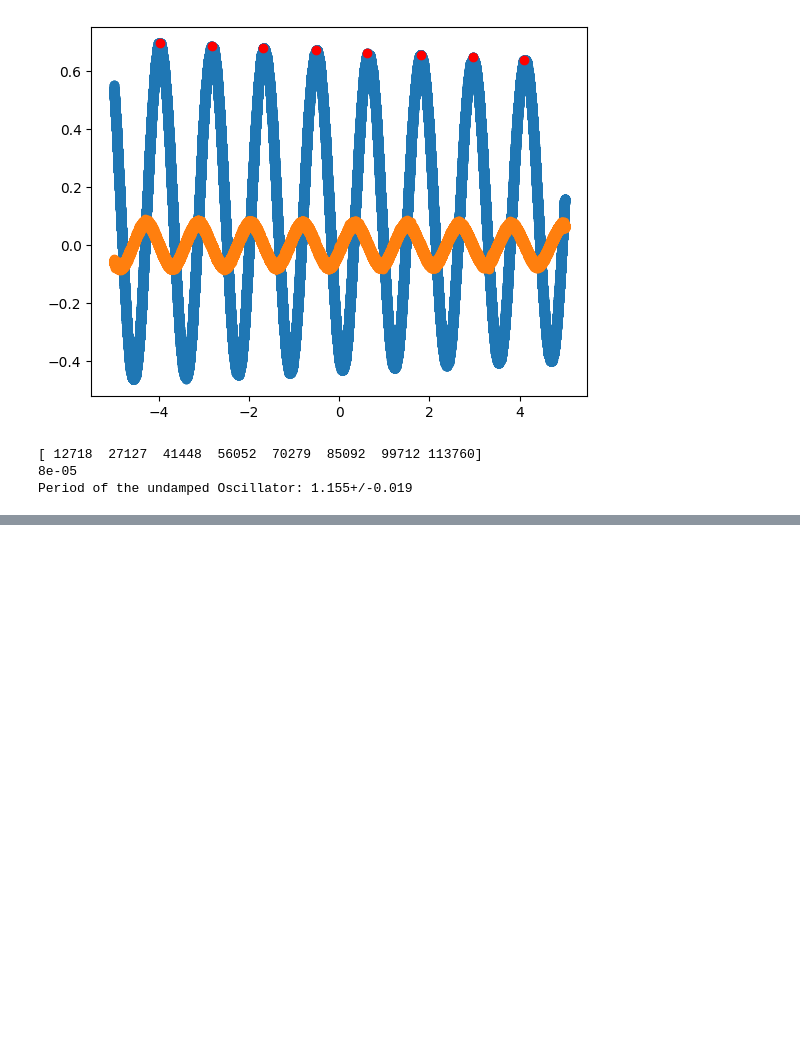
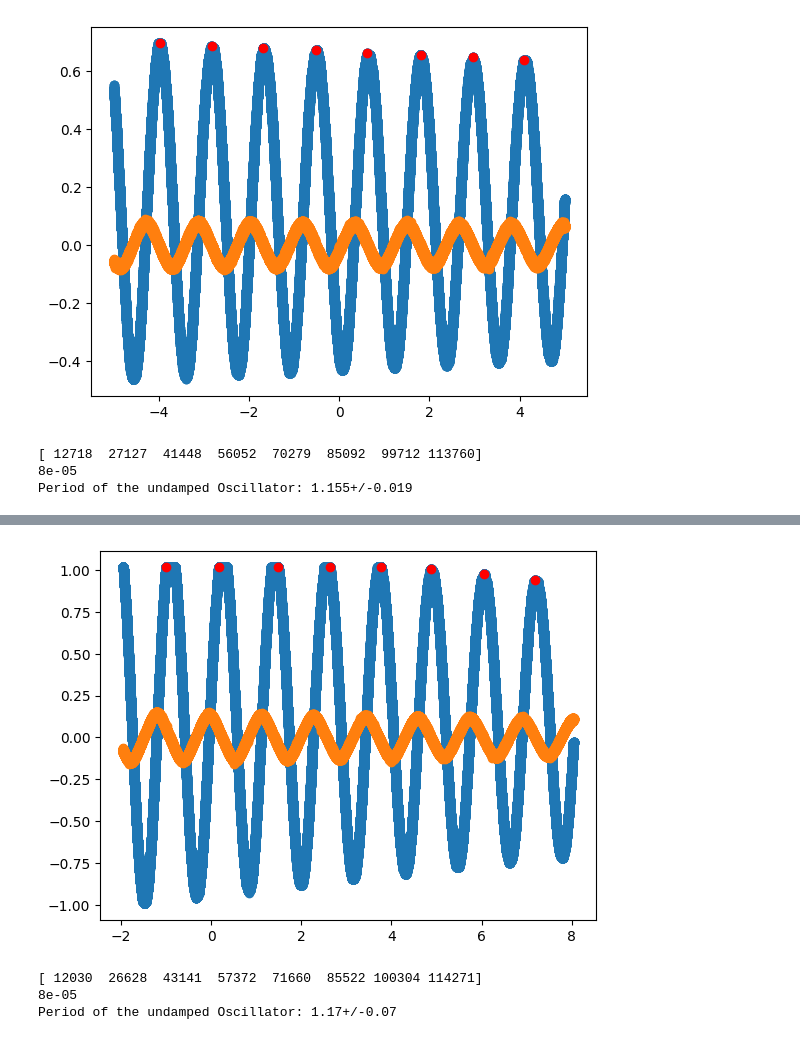
Before and after one commit to KemalOenen/Grundpraktikum2_Gruppe1_SS23, a Jupyter notebook: Versuch7/Djoxx_Pendulum.ipynb, the cells around one changed output, grey strips where cells are left out. Drawn from its saved outputs; the diff is of its cells as text; code cells hidden in the pictures; blank space fills up the shorter version.

```diff
--- a/Versuch7/Djoxx_Pendulum.ipynb
+++ b/Versuch7/Djoxx_Pendulum.ipynb
@@ -82,0 +115,16 @@ Period of the undamped Oscillator: 1.155+/-0.019
+# %%
+filename="T0004.CSV"
+df=pd.read_csv(filename, header=14)
+plt.scatter(df["TIME"], df["CH1"])
+plt.scatter(df["TIME"], df["CH2"])
+peaks=scipy.signal.find_peaks(df["CH1"], prominence=0.1, distance=10000)
+plt.scatter(df["TIME"][peaks[0]], df["CH1"][peaks[0]], color="red")
+plt.show()
+print(peaks[0])
+res_period=calculateTimeIntervall(filename, peaks[0])
+print("Period of the undamped Oscillator: " + str(res_period))
+# %% [output]
+[figure, added]
+[ 12030  26628  43141  57372  71660  85522 100304 114271]
+8e-05
+Period of the undamped Oscillator: 1.17+/-0.07
```
Also changed, not shown: parts of 3 cells of this notebook.
